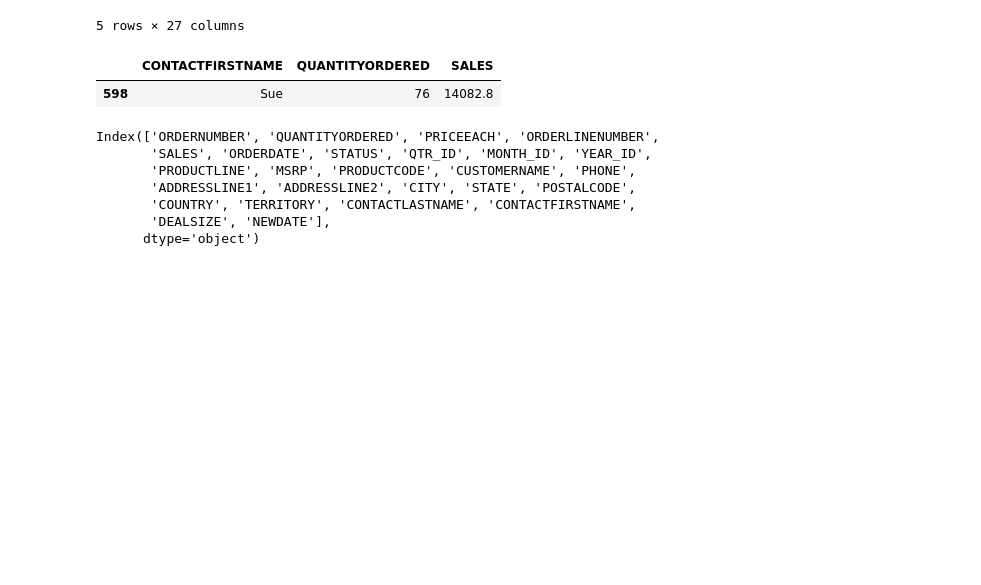
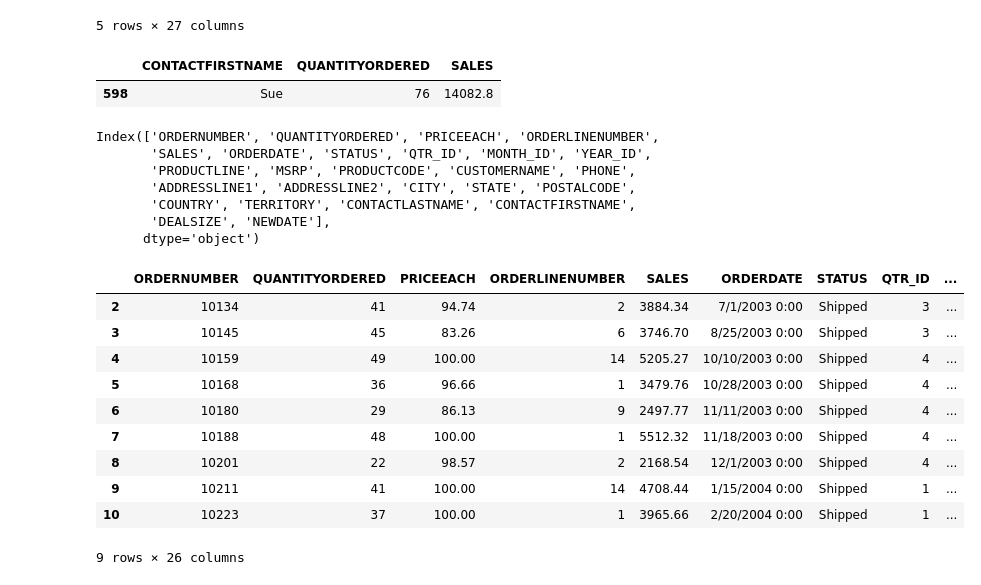
Before and after one commit to manojpraba/PANDAS_PRACTICE, a Jupyter notebook: testpandas/salesdataset/salesanalysis.ipynb, the cells around one changed output. Saved outputs shown, nothing was run; the diff lists cells and outputs as text; code cells hidden in the pictures; blank space fills up the shorter version.

```diff
--- a/testpandas/salesdataset/salesanalysis.ipynb
+++ b/testpandas/salesdataset/salesanalysis.ipynb
@@ -152,3 +152,17 @@ Index(['ORDERNUMBER', 'QUANTITYORDERED', 'PRICEEACH', 'ORDERLINENUMBER',
        'COUNTRY', 'TERRITORY', 'CONTACTLASTNAME', 'CONTACTFIRSTNAME',
        'DEALSIZE', 'NEWDATE'],
       dtype='object')
+# %%
+df.loc[2:10]
+# %% [output]
+|  | ORDERNUMBER | QUANTITYORDERED | PRICEEACH | ORDERLINENUMBER | SALES | ORDERDATE | STATUS | QTR_ID | ... |
+| 2 | 10134 | 41 | 94.74 | 2 | 3884.34 | 7/1/2003 0:00 | Shipped | 3 | ... |
+| 3 | 10145 | 45 | 83.26 | 6 | 3746.70 | 8/25/2003 0:00 | Shipped | 3 | ... |
+| 4 | 10159 | 49 | 100.00 | 14 | 5205.27 | 10/10/2003 0:00 | Shipped | 4 | ... |
+| 5 | 10168 | 36 | 96.66 | 1 | 3479.76 | 10/28/2003 0:00 | Shipped | 4 | ... |
+| 6 | 10180 | 29 | 86.13 | 9 | 2497.77 | 11/11/2003 0:00 | Shipped | 4 | ... |
+| 7 | 10188 | 48 | 100.00 | 1 | 5512.32 | 11/18/2003 0:00 | Shipped | 4 | ... |
+| 8 | 10201 | 22 | 98.57 | 2 | 2168.54 | 12/1/2003 0:00 | Shipped | 4 | ... |
+| 9 | 10211 | 41 | 100.00 | 14 | 4708.44 | 1/15/2004 0:00 | Shipped | 1 | ... |
+| 10 | 10223 | 37 | 100.00 | 1 | 3965.66 | 2/20/2004 0:00 | Shipped | 1 | ... |
+9 rows × 26 columns
```
Also changed, not shown: parts of 2 cells of this notebook.
